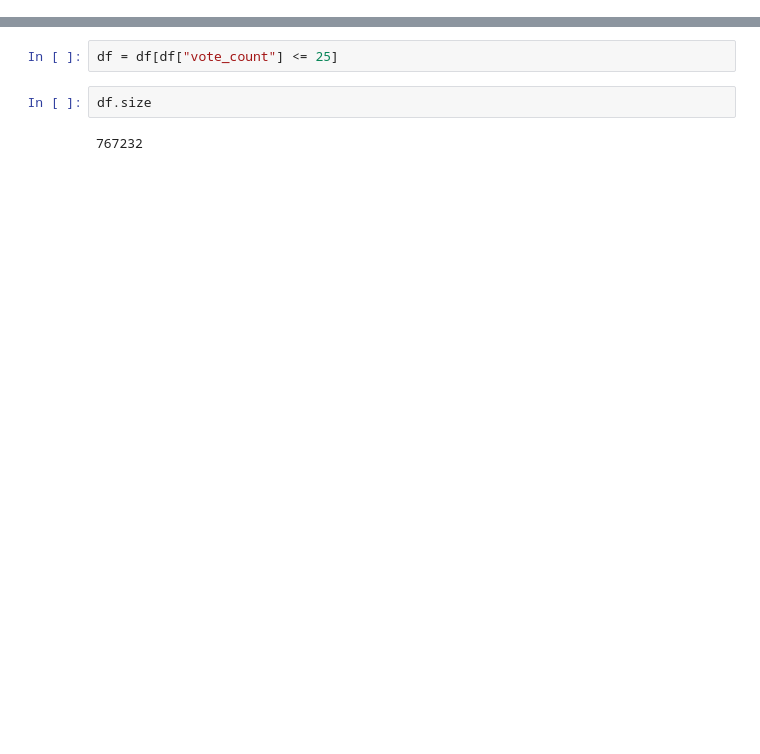
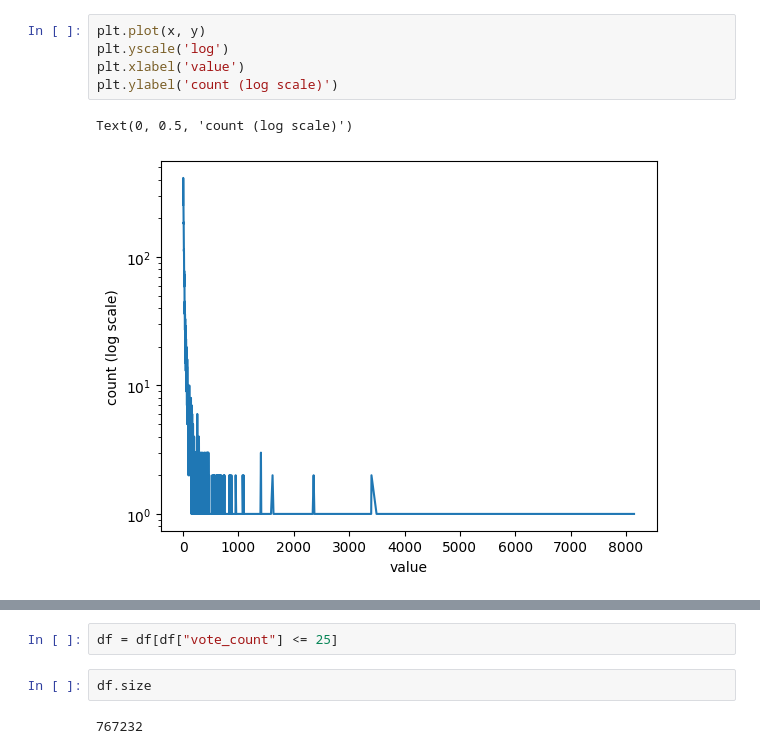
Before and after one commit to sixMenthes/lgbtq_bias, a Jupyter notebook: movie_database/dataset.ipynb, the cells around one changed output, grey strips where cells are left out. Saved outputs shown, nothing was run; the diff lists cells and outputs as text; blank space fills up the shorter version.

```diff
--- a/movie_database/dataset.ipynb
+++ b/movie_database/dataset.ipynb
@@ -34,0 +55,8 @@ array([ 0.,  5., 10., 15., 20., 25., 30., 35., 40., 45., 50.])
+# %%
+plt.plot(x, y)
+plt.yscale('log')
+plt.xlabel('value')
+plt.ylabel('count (log scale)')
+# %% [output]
+Text(0, 0.5, 'count (log scale)')
+[figure, added]
```
Also changed, not shown: parts of 16 cells of this notebook.
